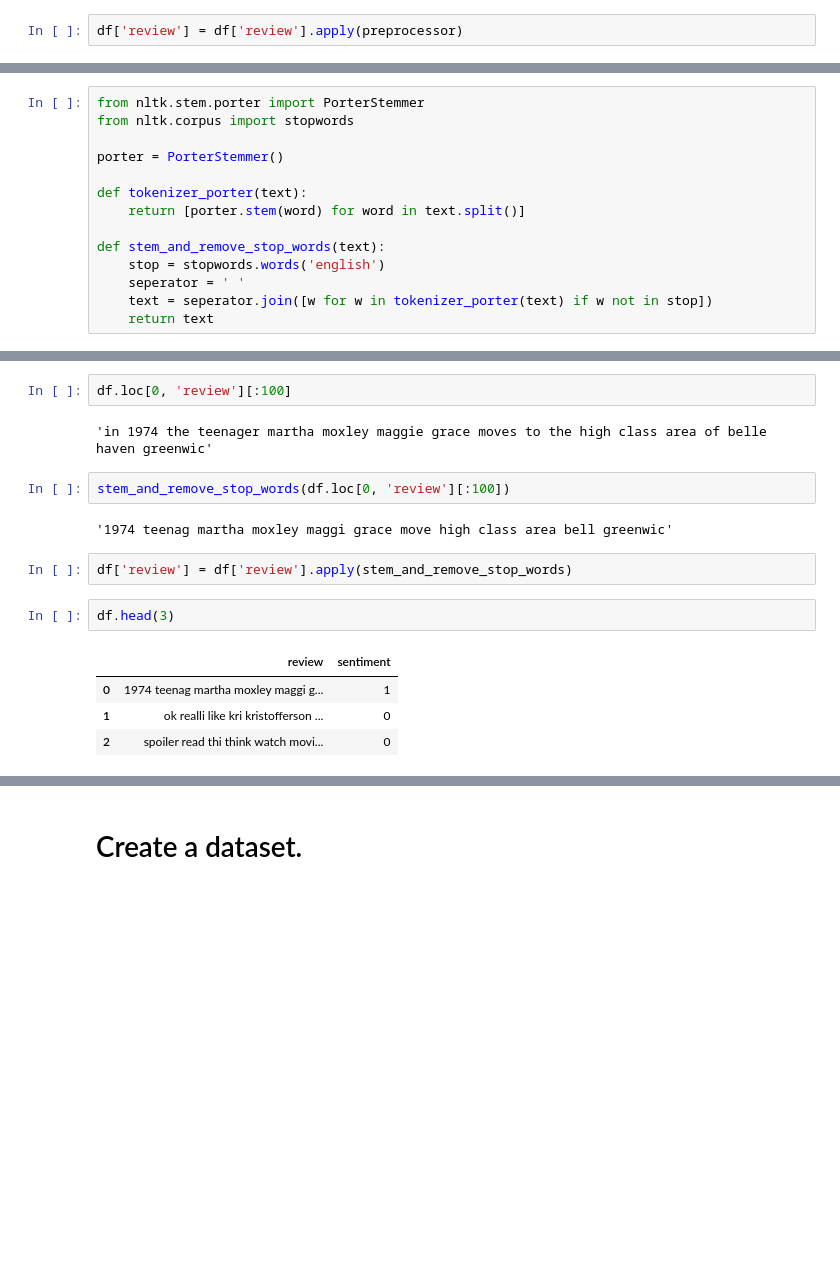
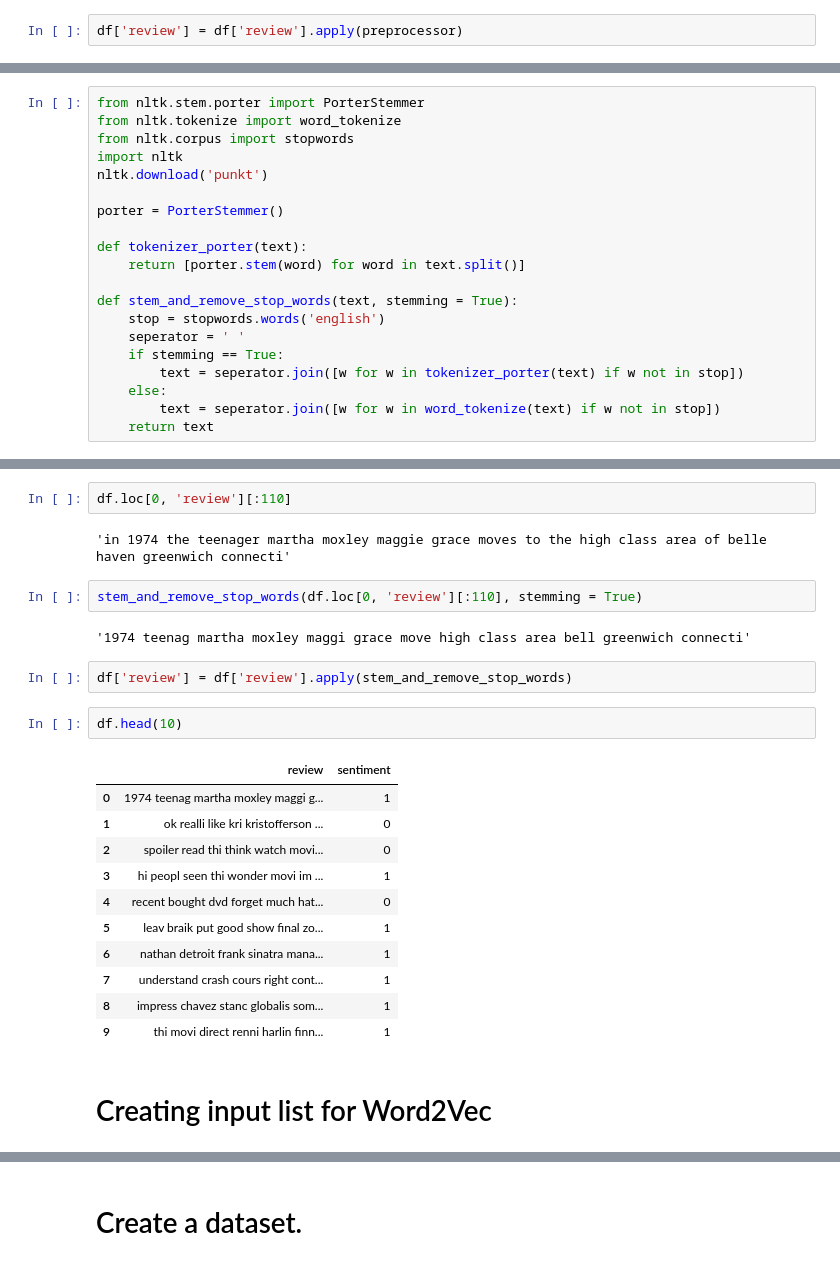
Before and after one commit to klekomtsev/text_classification_and_similarity, a Jupyter notebook: sentiment_analysis/sentiment_analysis.ipynb, the cells around one changed output, grey strips where cells are left out. Cells and saved outputs as stored; diff of their text form; blank space fills up the shorter version.

```diff
--- a/sentiment_analysis/sentiment_analysis.ipynb
+++ b/sentiment_analysis/sentiment_analysis.ipynb
@@ -64,15 +72,21 @@ nltk.download('stopwords')
 True
 # %%
 from nltk.stem.porter import PorterStemmer
+from nltk.tokenize import word_tokenize
 from nltk.corpus import stopwords
+import nltk
+nltk.download('punkt')
 
 porter = PorterStemmer()
 
 def tokenizer_porter(text):
     return [porter.stem(word) for word in text.split()]
 
-def stem_and_remove_stop_words(text):
+def stem_and_remove_stop_words(text, stemming = True):
     stop = stopwords.words('english')
     seperator = ' '
-    text = seperator.join([w for w in tokenizer_porter(text) if w not in stop])
+    if stemming == True:
+        text = seperator.join([w for w in tokenizer_porter(text) if w not in stop])
+    else:
+        text = seperator.join([w for w in word_tokenize(text) if w not in stop])
     return text
@@ -79,17 +96,26 @@ def stem_and_remove_stop_words(text):
 # %%
-df.loc[0, 'review'][:100]
+df.loc[0, 'review'][:110]
 # %% [output]
-'in 1974 the teenager martha moxley maggie grace moves to the high class area of belle haven greenwic'
+'in 1974 the teenager martha moxley maggie grace moves to the high class area of belle haven greenwich connecti'
 # %%
-stem_and_remove_stop_words(df.loc[0, 'review'][:100])
+stem_and_remove_stop_words(df.loc[0, 'review'][:110], stemming = True)
 # %% [output]
-'1974 teenag martha moxley maggi grace move high class area bell greenwic'
+'1974 teenag martha moxley maggi grace move high class area bell greenwich connecti'
 # %%
 df['review'] = df['review'].apply(stem_and_remove_stop_words)
 # %%
-df.head(3)
+df.head(10)
 # %% [output]
 |  | review | sentiment |
 | 0 | 1974 teenag martha moxley maggi g... | 1 |
 | 1 | ok realli like kri kristofferson ... | 0 |
 | 2 | spoiler read thi think watch movi... | 0 |
+| 3 | hi peopl seen thi wonder movi im ... | 1 |
+| 4 | recent bought dvd forget much hat... | 0 |
+| 5 | leav braik put good show final zo... | 1 |
+| 6 | nathan detroit frank sinatra mana... | 1 |
+| 7 | understand crash cours right cont... | 1 |
+| 8 | impress chavez stanc globalis som... | 1 |
+| 9 | thi movi direct renni harlin finn... | 1 |
+# %% [markdown]
+# Creating input list for Word2Vec
```
Also changed, not shown: parts of 17 cells of this notebook.
